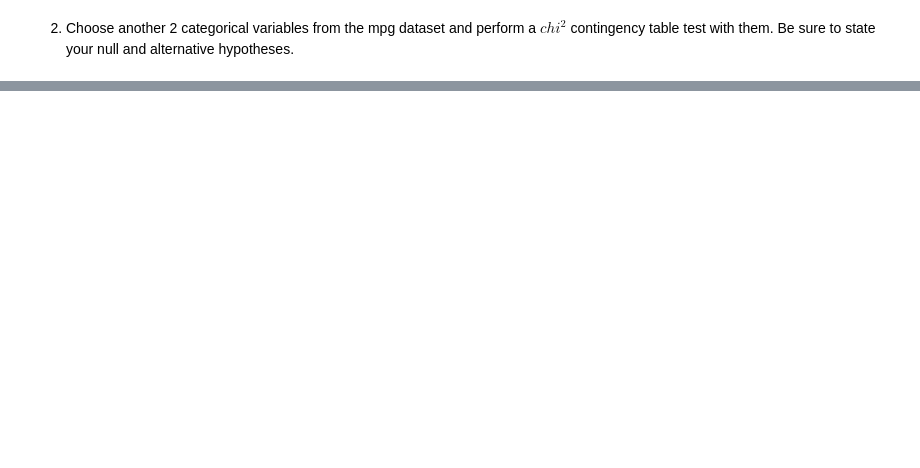
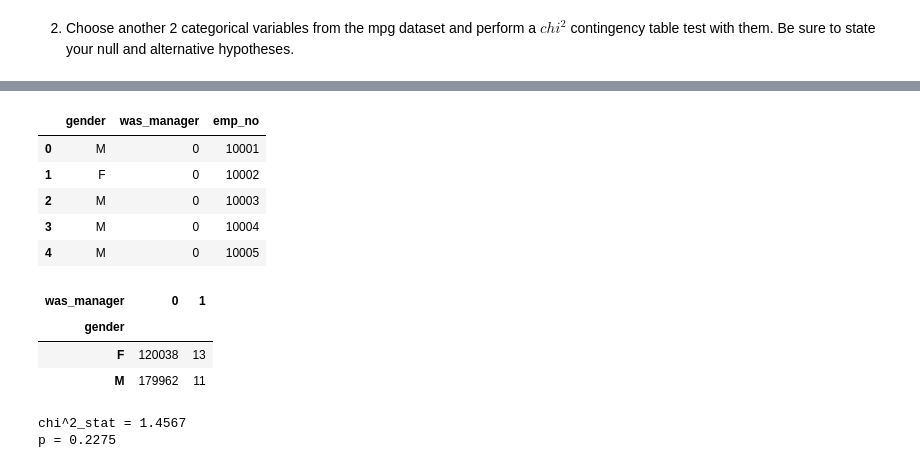
Before and after one commit to faithkane3/statistics-exercises, a Jupyter notebook: hypothesis_testing.ipynb, the cells around one changed output, grey strips where cells are left out. Saved outputs shown, nothing was run; the diff lists cells and outputs as text; code cells hidden in the pictures; blank space fills up the shorter version.

```diff
--- a/hypothesis_testing.ipynb
+++ b/hypothesis_testing.ipynb
@@ -557,0 +747,34 @@ Is an employee's gender independent of whether or not they are or have been a ma
+# %%
+# read in query that includes a column indicating whether an employee has ever been a manager
+query5 = """
+    SELECT
+    e.gender,
+   e.emp_no IN (SELECT emp_no FROM dept_manager) as was_manager,
+   e.emp_no
+    FROM employees as e;
+"""
+emp_df = pd.read_sql(query5, url)
+emp_df.head()
+# %% [output]
+|  | gender | was_manager | emp_no |
+| 0 | M | 0 | 10001 |
+| 1 | F | 0 | 10002 |
+| 2 | M | 0 | 10003 |
+| 3 | M | 0 | 10004 |
+| 4 | M | 0 | 10005 |
+# %%
+# create crosstab to use in chi2 contingency test
+manager_gen_ct = pd.crosstab(emp_df.gender, emp_df.was_manager)
+manager_gen_ct
+# %% [output]
+| was_manager | 0 | 1 |
+| gender |  |  |
+| F | 120038 | 13 |
+| M | 179962 | 11 |
+# %%
+chi2, p, degf, expected = stats.chi2_contingency(manager_gen_ct)
+print(f"chi^2_stat = {chi2:.4f}")
+print(f"p = {p:.4f}")
+# %% [output]
+chi^2_stat = 1.4567
+p = 0.2275
```
Also changed, not shown: parts of 23 cells of this notebook.
